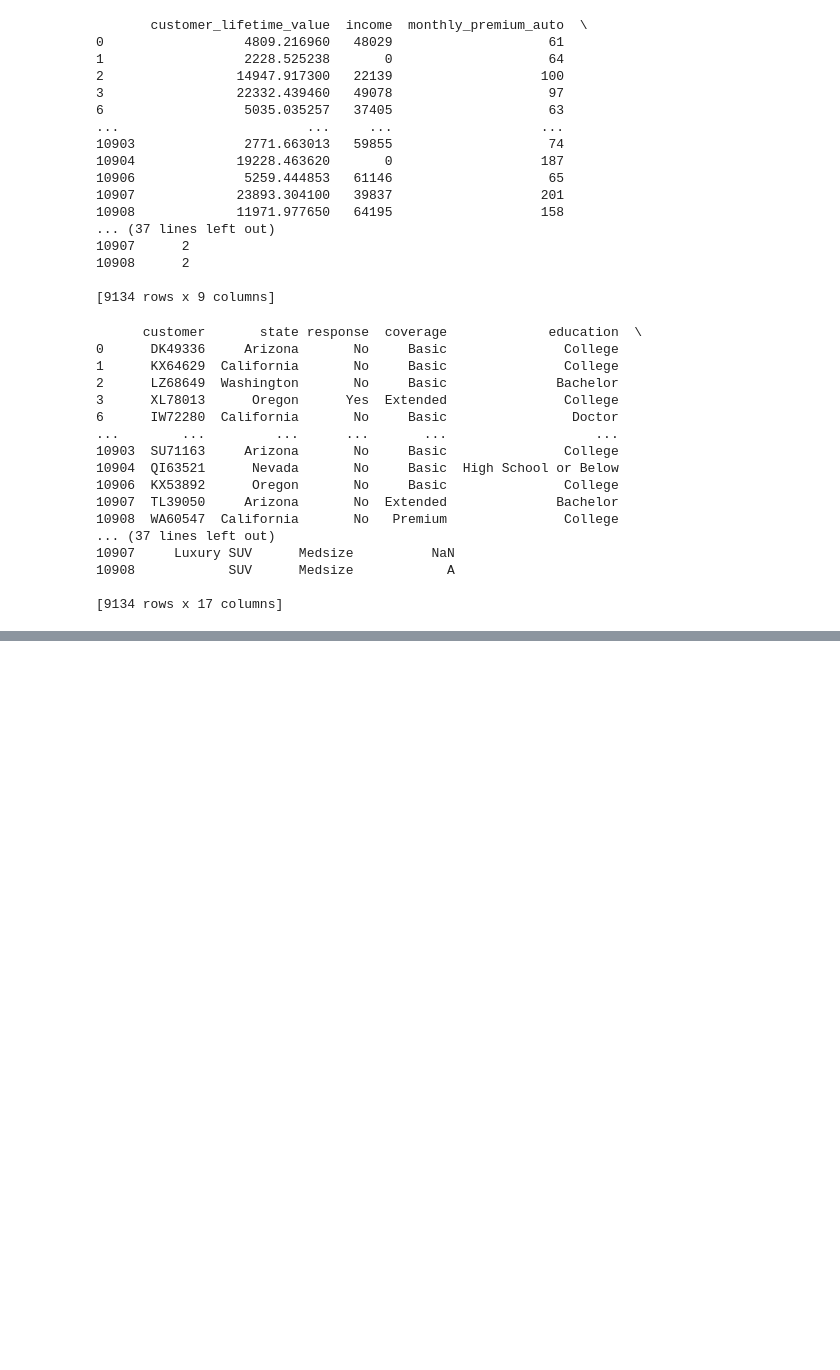
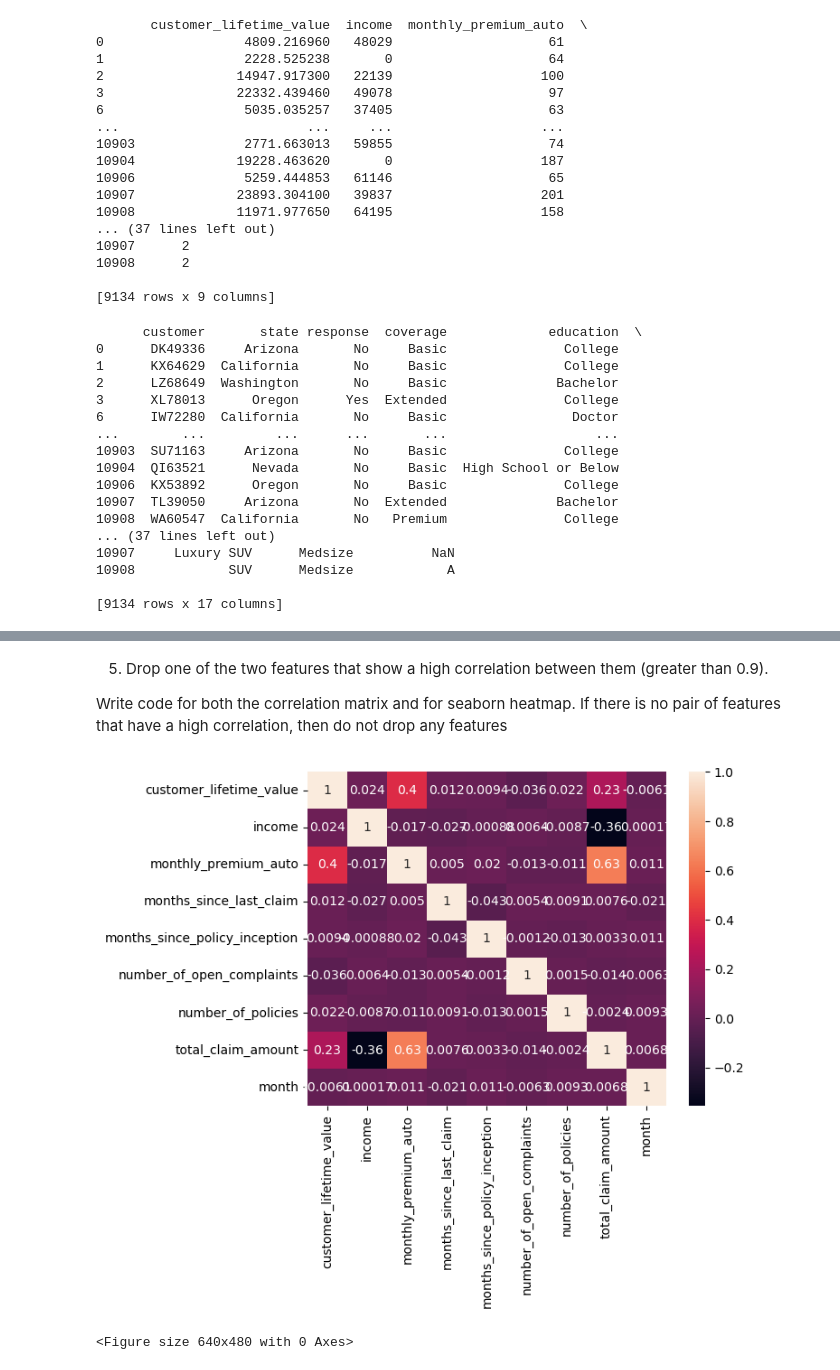
Before and after one commit to dalesofi/customer-analysis-labs, a Jupyter notebook: SD_Solution_Notebook_Customer_Analysis(2-all).ipynb, the cells around one changed output, grey strips where cells are left out. Saved outputs shown, nothing was run; the diff lists cells and outputs as text; code cells hidden in the pictures; blank space fills up the shorter version.

```diff
--- a/SD_Solution_Notebook_Customer_Analysis(2-all).ipynb
+++ b/SD_Solution_Notebook_Customer_Analysis(2-all).ipynb
@@ -363,0 +429,7 @@ print(categorical_df)
+# %%
+#cHECK MULTICOLINEARITY
+
+## correlation matrix bewteen the numerical variables of the dataset
+
+correlation_matrix = numeric_df.corr()
+correlation_matrix
@@ -363,0 +447,16 @@ print(categorical_df)
+# %% [markdown]
+5. Drop one of the two features that show a high correlation between them (greater than 0.9).
+
+
+Write code for both the correlation matrix and for seaborn heatmap. If there is no pair of features that have a high correlation, then do not drop any features
+# %%
+# drop features highly correlated  corr > 0.95
+
+sns.heatmap(correlation_matrix, annot=True)
+
+plt.show()
+
+plt.savefig("seaborn_heatmap.png", format='svg')
+# %% [output]
+[figure, added]
+<Figure size 640x480 with 0 Axes>
```
Also changed, not shown: parts of 8 cells of this notebook, 1 other file.
